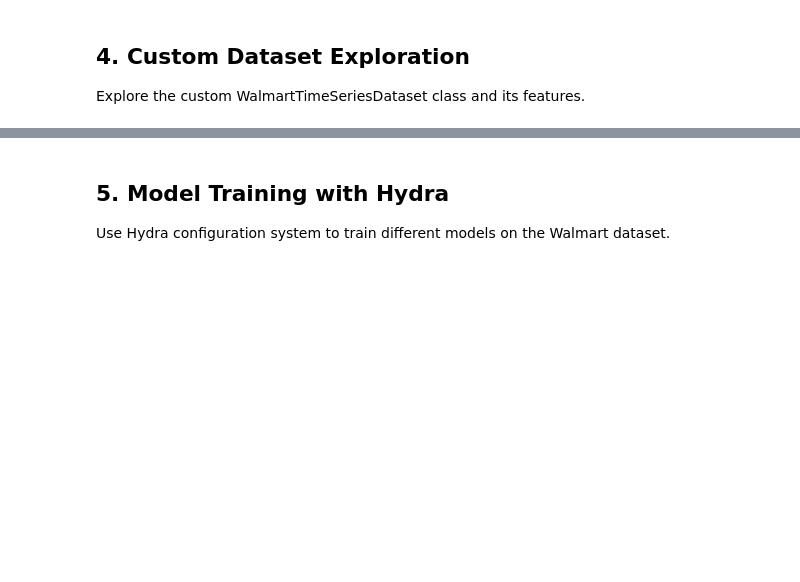
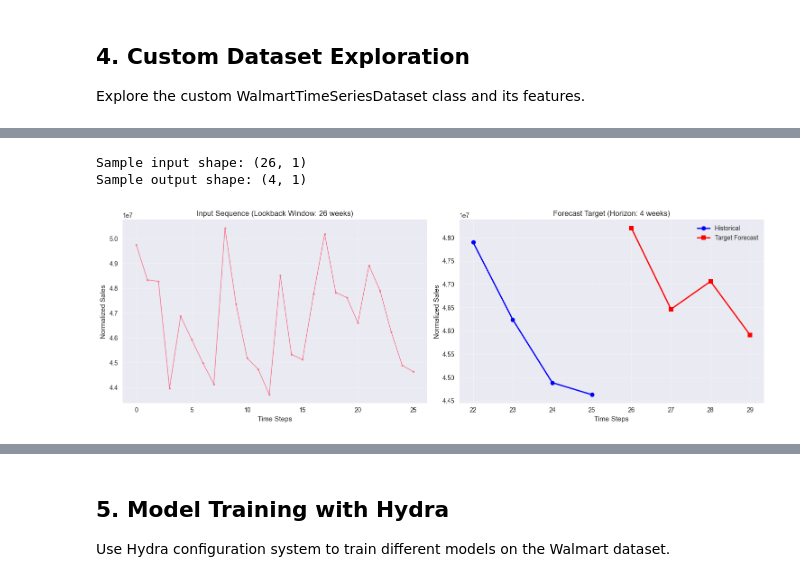
Before and after one commit to MrEleden/forecasting_demo, a Jupyter notebook: projects/retail_sales_walmart/notebooks/walmart_data_exploration_training.ipynb, the cells around one changed output, grey strips where cells are left out. Saved outputs shown, nothing was run; the diff lists cells and outputs as text; code cells hidden in the pictures; blank space fills up the shorter version.

```diff
--- a/projects/retail_sales_walmart/notebooks/walmart_data_exploration_training.ipynb
+++ b/projects/retail_sales_walmart/notebooks/walmart_data_exploration_training.ipynb
@@ -57,15 +57,9 @@ print(f"Project root: {project_root}")
 print(f"Repository root: {repo_root}")
 print(f"Source path: {src_path}")
 
-# Now import the custom datasets
-try:
-    from data.walmart_dataset import WalmartTimeSeriesDataset, WalmartMultiStoreDataset
-    print("Custom datasets imported successfully!")
-except ImportError as e:
-    print(f"Import error: {e}")
-    print("Will continue without custom datasets")
-    WalmartTimeSeriesDataset = None
-    WalmartMultiStoreDataset = None
+# Import the custom datasets
+from data.walmart_dataset import WalmartTimeSeriesDataset, WalmartMultiStoreDataset
+print("Custom datasets imported successfully!")
 
 print("Libraries imported successfully!")
 print(f"Working directory: {os.getcwd()}")
@@ -495,38 +472,44 @@ target_shape: (4, 1)
 data_shape: (143, 1)
 # %%
 # Examine a sample from the dataset
-if agg_dataset is not None and len(agg_dataset) > 0:
-    # Get a sample sequence
-    sample_X, sample_y = agg_dataset[0]
+# Get a sample sequence
+sample_X, sample_y = agg_dataset[0]
 
-    print(f"Sample input shape: {sample_X.shape}")
-    print(f"Sample output shape: {sample_y.shape}")
+print(f"Sample input shape: {sample_X.shape}")
+print(f"Sample output shape: {sample_y.shape}")
 
-    # Visualize the sample sequence
-    fig, axes = plt.subplots(1, 2, figsize=(15, 5))
+# Visualize the sample sequence
+fig, axes = plt.subplots(1, 2, figsize=(15, 5))
 
-    # Input sequence (lookback window)
-    axes[0].plot(range(len(sample_X)), sample_X, marker='o', linewidth=1, markersize=3)
-    axes[0].set_title(f'Input Sequence (Lookback Window: {len(sample_X)} weeks)')
-    axes[0].set_xlabel('Time Steps')
-    axes[0].set_ylabel('Normalized Sales')
-    axes[0].grid(True, alpha=0.3)
+# Input sequence (lookback window)
+axes[0].plot(range(len(sample_X)), sample_X.flatten(), marker='o', linewidth=1, markersize=3)
+axes[0].set_title(f'Input Sequence (Lookback Window: {len(sample_X)} weeks)')
+axes[0].set_xlabel('Time Steps')
+axes[0].set_ylabel('Normalized Sales')
+axes[0].grid(True, alpha=0.3)
 
-    # Output sequence (forecast horizon)
-    forecast_x = range(len(sample_X), len(sample_X) + len(sample_y))
-    axes[1].plot(range(len(sample_X)), sample_X[-4:], 'b-', marker='o', label='Historical', linewidth=2)
-    axes[1].plot(forecast_x, sample_y, 'r-', marker='s', label='Target Forecast', linewidth=2)
-    axes[1].set_title(f'Forecast Target (Horizon: {len(sample_y)} weeks)')
-    axes[1].set_xlabel('Time Steps')
-    axes[1].set_ylabel('Normalized Sales')
-    axes[1].legend()
-    axes[1].grid(True, alpha=0.3)
+# Output sequence (forecast horizon) - fixed plotting logic
+forecast_x = range(len(sample_X), len(sample_X) + len(sample_y))
+# Plot last 4 points of input sequence
+last_input_x = range(len(sample_X) - 4, len(sample_X))
+axes[1].plot(last_input_x, sample_X[-4:].flatten(), 'b-', marker='o', label='Historical', linewidth=2)
+# Plot forecast targets
+axes[1].plot(forecast_x, sample_y.flatten(), 'r-', marker='s', label='Target Forecast', linewidth=2)
+axes[1].set_title(f'Forecast Target (Horizon: {len(sample_y)} weeks)')
+axes[1].set_xlabel('Time Steps')
+axes[1].set_ylabel('Normalized Sales')
+axes[1].legend()
+axes[1].grid(True, alpha=0.3)
 
-    plt.tight_layout()
-    plt.show()
+plt.tight_layout()
+plt.show()
 
-    print(f"\nSample statistics:")
-    print(f"Input sequence mean: {sample_X.mean():.4f}")
-    print(f"Input sequence std: {sample_X.std():.4f}")
-    print(f"Target mean: {sample_y.mean():.4f}")
-    print(f"Target std: {sample_y.std():.4f}")
+print(f"\nSample statistics:")
+print(f"Input sequence mean: {sample_X.mean():.4f}")
+print(f"Input sequence std: {sample_X.std():.4f}")
+print(f"Target mean: {sample_y.mean():.4f}")
+print(f"Target std: {sample_y.std():.4f}")
+# %% [output]
+Sample input shape: (26, 1)
+Sample output shape: (4, 1)
+[figure, added]
```
Also changed, not shown: parts of 11 cells of this notebook, 25 other files.
